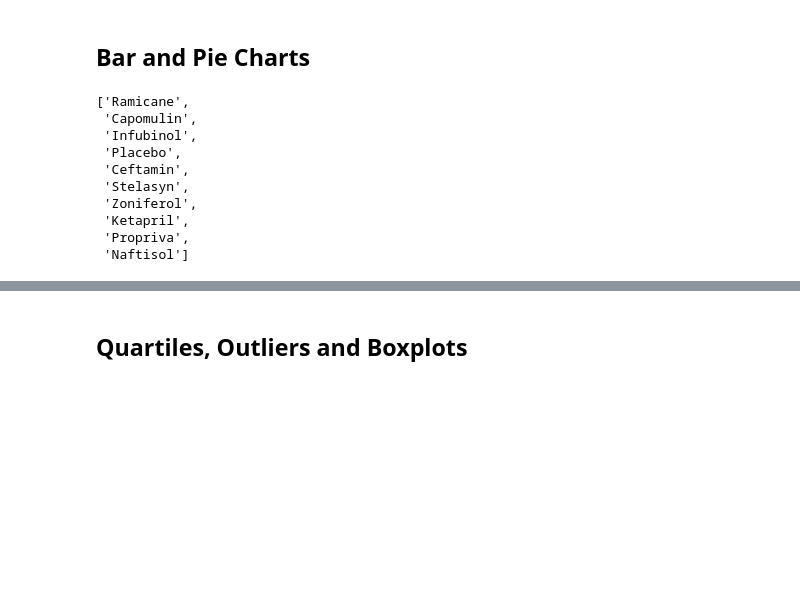
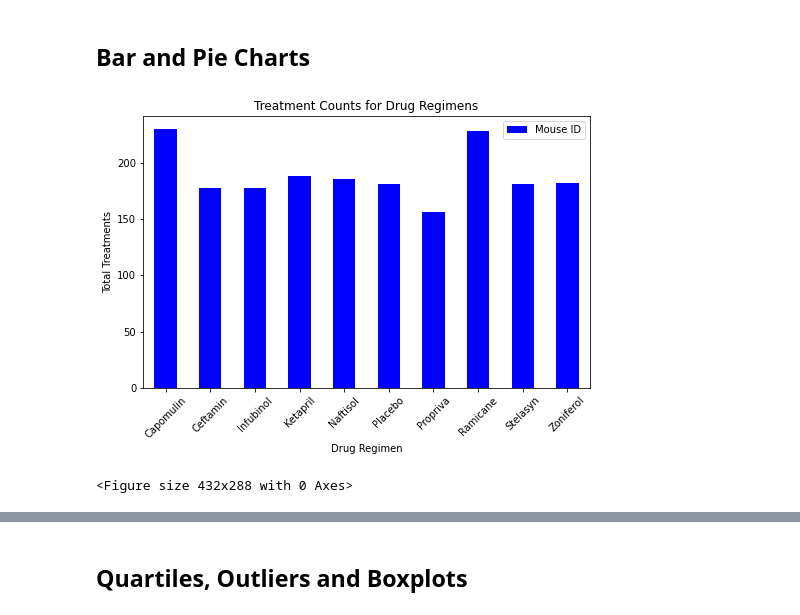
Before and after one commit to susanwxia/Matplotlib-challenge, a Jupyter notebook: pymaceuticals_starter_Wan_Xia.ipynb, the cells around one changed output, grey strips where cells are left out. Saved outputs shown, nothing was run; the diff lists cells and outputs as text; code cells hidden in the pictures; blank space fills up the shorter version.

```diff
--- a/pymaceuticals_starter_Wan_Xia.ipynb
+++ b/pymaceuticals_starter_Wan_Xia.ipynb
@@ -144,19 +192,20 @@ ValueError: no results
 ## Bar and Pie Charts
 # %%
 # Generate a bar plot showing the total number of measurements taken on each drug regimen using pandas.
-regimen_number_df = pd.DataFrame(combined_result.groupby("Drug Regimen"))
-regimen_name = list(combined_result["Drug Regimen"].unique())
-#regimen_number_df_plot =
+regimen_count_df = pd.DataFrame(mice_all_record_df.groupby("Drug Regimen").count())
+regimen_name = mice_all_record_df["Drug Regimen"].unique().tolist()
+regimen_count_summary = regimen_count_df[["Mouse ID"]]
+regimen_count_summary.plot(kind="bar", figsize=(8,5), color = "blue")
+
+# put title and labels on the bar chart
+plt.title("Treatment Counts for Drug Regimens")
+plt.xlabel("Drug Regimen")
+plt.ylabel("Total Treatments")
+plt.xticks(rotation = 45)
+plt.show()
+plt.tight_layout()
 # %% [output]
+[figure, added]
-['Ramicane',
- 'Capomulin',
- 'Infubinol',
- 'Placebo',
- 'Ceftamin',
- 'Stelasyn',
- 'Zoniferol',
- 'Ketapril',
- 'Propriva',
- 'Naftisol']
+<Figure size 432x288 with 0 Axes>
 # %%
 # Generate a bar plot showing the total number of measurements taken on each drug regimen using pyplot.
```
Also changed, not shown: parts of 32 cells of this notebook.
